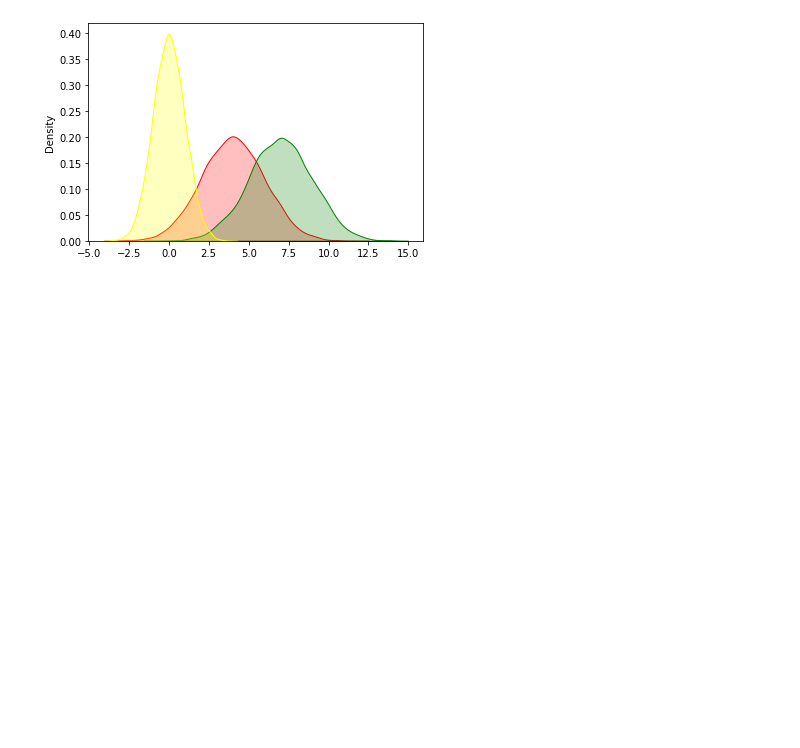
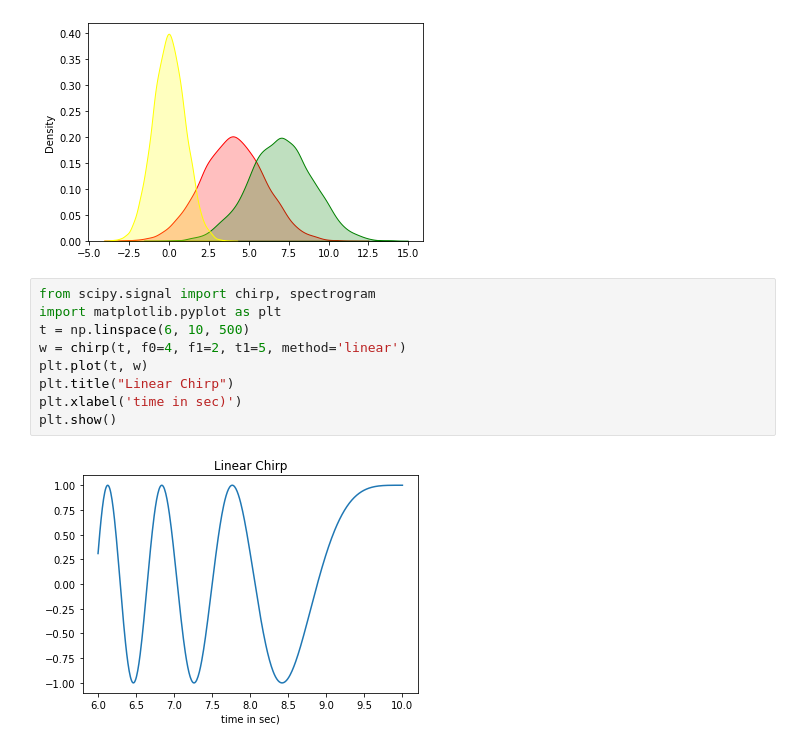
Before and after one commit to wkurnawan/DataMining, a Jupyter notebook: Gaussian_Distribution.ipynb, the cells around one changed output. Cells and saved outputs as stored; diff of their text form; blank space fills up the shorter version.

```diff
--- a/Gaussian_Distribution.ipynb
+++ b/Gaussian_Distribution.ipynb
@@ -18,3 +18,14 @@ sns.kdeplot(x_standard, color='yellow', shade=True)
 # %% [output]
 <matplotlib.axes._subplots.AxesSubplot at 0x...>
 [figure]
+# %%
+from scipy.signal import chirp, spectrogram
+import matplotlib.pyplot as plt
+t = np.linspace(6, 10, 500)
+w = chirp(t, f0=4, f1=2, t1=5, method='linear')
+plt.plot(t, w)
+plt.title("Linear Chirp")
+plt.xlabel('time in sec)')
+plt.show()
+# %% [output]
+[figure, added]
```
